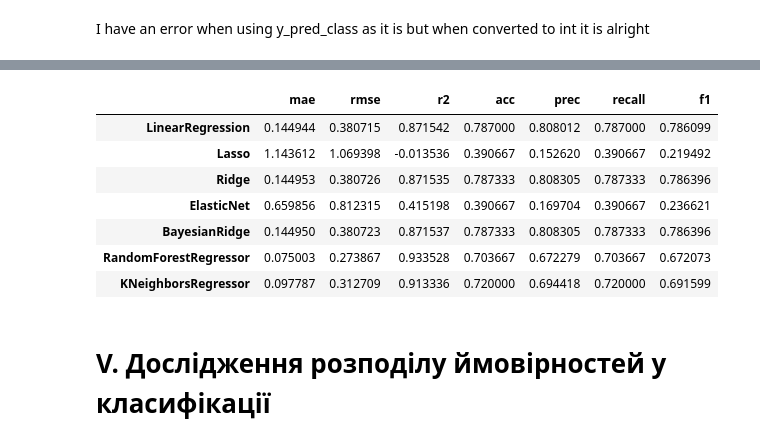
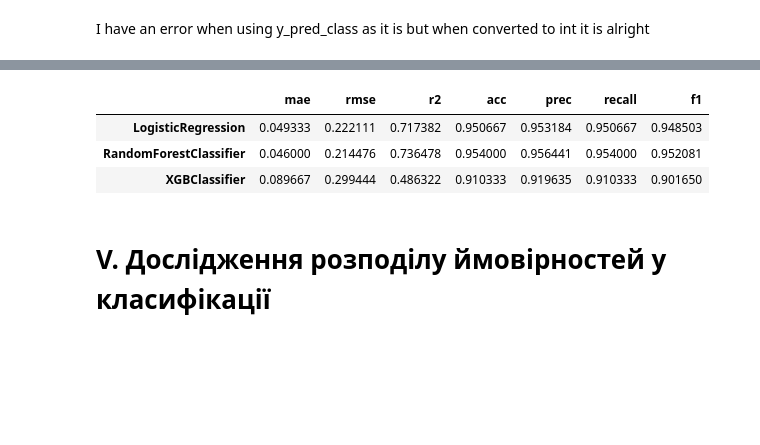
Before and after one commit to vwicky/ci-labs, a Jupyter notebook: lab-1/notebook_1.ipynb, the cells around one changed output, grey strips where cells are left out. Drawn from its saved outputs; the diff is of its cells as text; code cells hidden in the pictures; blank space fills up the shorter version.

```diff
--- a/lab-1/notebook_1.ipynb
+++ b/lab-1/notebook_1.ipynb
@@ -887,7 +808,7 @@ XGBoost).
 # %%
 from sklearn.preprocessing import KBinsDiscretizer
 
-n_bins = 2
+n_bins = 4
 kbd = KBinsDiscretizer(n_bins=n_bins, encode='ordinal', strategy='uniform')
 # %%
 y_train_class = kbd.fit_transform(y_train.values.reshape(-1, 1)).astype(int).ravel()
@@ -900,6 +823,11 @@ pd.Series(y_train_class).value_counts()
 Name: count, dtype: int64
 # %%
-lr_model.fit(X_train_scaled, y_train_class)
-y_pred_class = lr_model.predict(X_test_scaled)
+from sklearn.linear_model import LogisticRegression
+
+log_model = LogisticRegression()
+models.append(log_model)
+
+log_model.fit(X_train_scaled, y_train_class)
+y_pred_class = log_model.predict(X_test_scaled)
 MetricsManager.print_metrics(y_test_class, y_pred_class)
 # %% [output]
@@ -914,0 +838,11 @@ print(rand_models)
+# %%
+from sklearn.linear_model import RidgeClassifier
+from sklearn.ensemble import RandomForestClassifier
+from xgboost import XGBClassifier
+
+rand_models = [
+  LogisticRegression(),
+  RandomForestClassifier(),
+  XGBClassifier()
+]
+print(rand_models)
@@ -1013,3 +958,9 @@ basic_models = [
+# %%
+basic_models = [
+  LogisticRegression(),
+  RandomForestClassifier(),
+  XGBClassifier(),
+]
 # %%
 res_full = {}
 for i in [2, 3, 4, 5]:
@@ -1118,16 +1018,12 @@ def peek_when_nbins(nbins) -> None:
     6: "f1"
   }, axis = 1)
 # %%
-peek_when_nbins(5)
+peek_when_nbins(2)
 # %% [output]
 |  | mae | rmse | r2 | acc | prec | recall | f1 |
-| LinearRegression | 0.144944 | 0.380715 | 0.871542 | 0.787000 | 0.808012 | 0.787000 | 0.786099 |
-| Lasso | 1.143612 | 1.069398 | -0.013536 | 0.390667 | 0.152620 | 0.390667 | 0.219492 |
-| Ridge | 0.144953 | 0.380726 | 0.871535 | 0.787333 | 0.808305 | 0.787333 | 0.786396 |
-| ElasticNet | 0.659856 | 0.812315 | 0.415198 | 0.390667 | 0.169704 | 0.390667 | 0.236621 |
-| BayesianRidge | 0.144950 | 0.380723 | 0.871537 | 0.787333 | 0.808305 | 0.787333 | 0.786396 |
-| RandomForestRegressor | 0.075003 | 0.273867 | 0.933528 | 0.703667 | 0.672279 | 0.703667 | 0.672073 |
-| KNeighborsRegressor | 0.097787 | 0.312709 | 0.913336 | 0.720000 | 0.694418 | 0.720000 | 0.691599 |
+| LogisticRegression | 0.049333 | 0.222111 | 0.717382 | 0.950667 | 0.953184 | 0.950667 | 0.948503 |
+| RandomForestClassifier | 0.046000 | 0.214476 | 0.736478 | 0.954000 | 0.956441 | 0.954000 | 0.952081 |
+| XGBClassifier | 0.089667 | 0.299444 | 0.486322 | 0.910333 | 0.919635 | 0.910333 | 0.901650 |
 # %% [markdown]
 # V. Дослідження розподілу ймовірностей у класифікації
 # %% [markdown]
```
Also changed, not shown: parts of 53 cells of this notebook, 16 other files.
